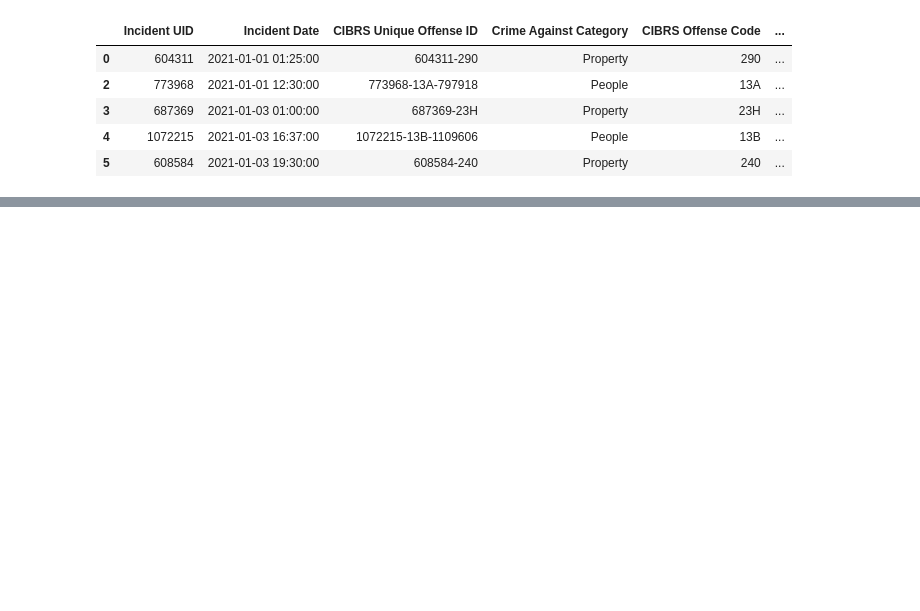
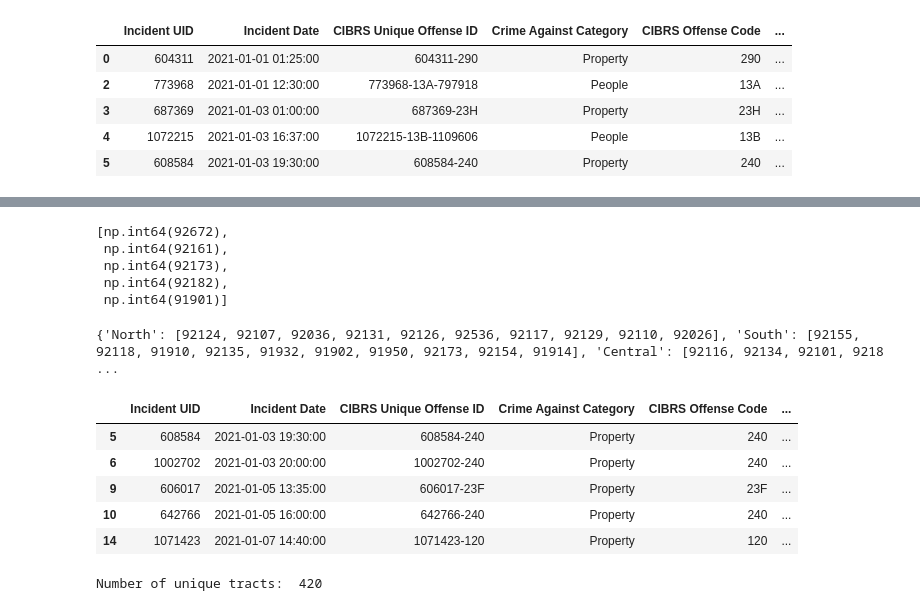
Before and after one commit to colini01/COGS188_Project, a Jupyter notebook: notebooks/data_expl.ipynb, the cells around one changed output, grey strips where cells are left out. Saved outputs shown, nothing was run; the diff lists cells and outputs as text; code cells hidden in the pictures; blank space fills up the shorter version.

```diff
--- a/notebooks/data_expl.ipynb
+++ b/notebooks/data_expl.ipynb
@@ -239,0 +270,48 @@ Ok so some things to consider.
+# %%
+import random
+random.seed(42)
+
+region_dict = {
+    "North": [92037, 92093, 92106, 92107, 92108, 92109,
+              92110, 92111, 92117, 92119, 92120, 92121,
+              92122, 92123, 92124, 92126, 92130, 92131,
+              92140, 92145, 92161,92007, 92008, 92009,
+              92010, 92011, 92014, 92024, 92054, 92055,
+              92056, 92057, 92058, 92067, 92075, 92081,
+              92083, 92084, 92091, 92672, 92003, 92004,
+              92025, 92026, 92027, 92028, 92029, 92036,
+              92059, 92060, 92061, 92064, 92065, 92066,
+              92069, 92070, 92078, 92082, 92086, 92096,
+              92127, 92128, 92129, 92259, 92536],
+    "South": [91902, 91910, 91911, 91913, 91914, 91915,
+              91932, 91950, 92118, 92135, 92154, 92155, 92173],
+    "Central": [92101, 92102, 92103, 92104, 92105, 92113 ,
+                92114, 92115, 92116, 92134, 92136, 92139, 92182],
+    "East": [91901, 91905, 91906, 91916, 91917, 91931, 91934,
+             91935, 91941, 91942, 91945, 91948, 91962, 91963,
+             91977, 91978, 91980, 92019, 92020, 92021, 92040, 92071]
+}
+
+sd_zips = set(df_fin["Zip Code"].dropna().astype(int).unique())
+list(sd_zips)[:5]
+# %% [output]
+[np.int64(92672),
+ np.int64(92161),
+ np.int64(92173),
+ np.int64(92182),
+ np.int64(91901)]
+# %%
+selected_zips = {}
+
+for region, zips in region_dict.items():
+    selected_zips[region] = random.sample(zips, 10)
+
+print(selected_zips)
+
+all_select_zips = [
+    zip_code
+    for zips in selected_zips.values()
+    for zip_code in zips
+]
+# %% [output]
+{'North': [92124, 92107, 92036, 92131, 92126, 92536, 92117, 92129, 92110, 92026], 'South': [92155, 92118, 91910, 92135, 91932, 91902, 91950, 92173, 92154, 91914], 'Central': [92116, 92134, 92101, 9218 ...
@@ -239,0 +324,16 @@ Ok so some things to consider.
+# %%
+#filter df_fin by selectd zip codes
+df_fin2 = df_fin[df_fin["Zip Code"].isin(all_select_zips)].copy()
+display(df_fin2.head())
+# %% [output]
+|  | Incident UID | Incident Date | CIBRS Unique Offense ID | Crime Against Category | CIBRS Offense Code | ... |
+| 5 | 608584 | 2021-01-03 19:30:00 | 608584-240 | Property | 240 | ... |
+| 6 | 1002702 | 2021-01-03 20:00:00 | 1002702-240 | Property | 240 | ... |
+| 9 | 606017 | 2021-01-05 13:35:00 | 606017-23F | Property | 23F | ... |
+| 10 | 642766 | 2021-01-05 16:00:00 | 642766-240 | Property | 240 | ... |
+| 14 | 1071423 | 2021-01-07 14:40:00 | 1071423-120 | Property | 120 | ... |
+# %%
+unique_tracts = df_fin2["Census Tract"].dropna().unique()
+print("Number of unique tracts: ", len(unique_tracts))
+# %% [output]
+Number of unique tracts:  420
```
Also changed, not shown: parts of 10 cells of this notebook, 1 other file.
